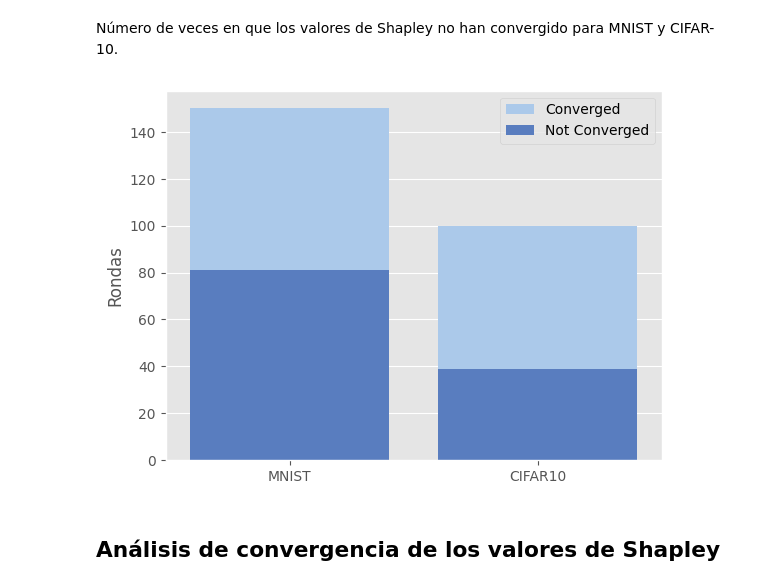
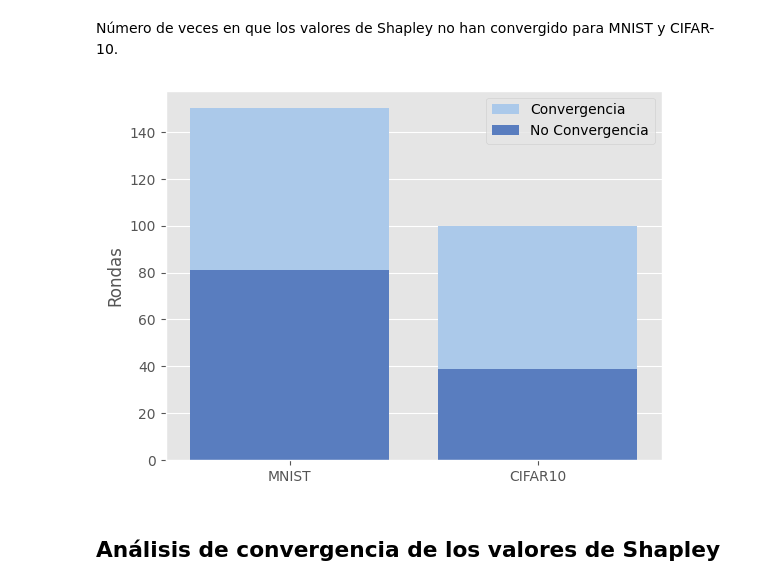
Before and after one commit to mayoras/flex-cs, a Jupyter notebook: results/perf_results.ipynb, the cells around one changed output. Saved outputs shown, nothing was run; the diff lists cells and outputs as text; code cells hidden in the pictures.

```diff
--- a/results/perf_results.ipynb
+++ b/results/perf_results.ipynb
@@ -458,26 +458,26 @@ Número de veces en que los valores de Shapley no han convergido para MNIST y CI
 # %%
 from util import *
 
 with plt.style.context("ggplot"):
 	T_cifar = 100
 	T_mnist = 150
 
 	not_converged_mnist = num_not_converged(greedy_mnist_out)
 	not_converged_cifar = num_not_converged(greedy_cifar_out)
 
 	# plot converged/non converged counts
 	sns.set_color_codes("pastel")
-	sns.barplot(x=("MNIST", "CIFAR10"), y=(T_mnist, T_cifar), label="Converged", color='b')
+	sns.barplot(x=("MNIST", "CIFAR10"), y=(T_mnist, T_cifar), label="Convergencia", color='b')
 
 	sns.set_color_codes("muted")
-	sns.barplot(x=("MNIST", "CIFAR10"), y=(not_converged_mnist, not_converged_cifar), label="Not Converged", color='b')
+	sns.barplot(x=("MNIST", "CIFAR10"), y=(not_converged_mnist, not_converged_cifar), label="No Convergencia", color='b')
 
 	plt.ylabel("Rondas")
 	plt.legend(loc="best")
 	plt.savefig(plots_path / "perf_conv_rounds_barplot.png", dpi=200)
 	plt.show()
 # %% [output]
-[figure, old version]
+[figure, new version]
 # %% [markdown]
 ## Análisis de convergencia de los valores de Shapley
 # %% [markdown]
```
Also changed, not shown: parts of 2 cells of this notebook, 20 other files.
